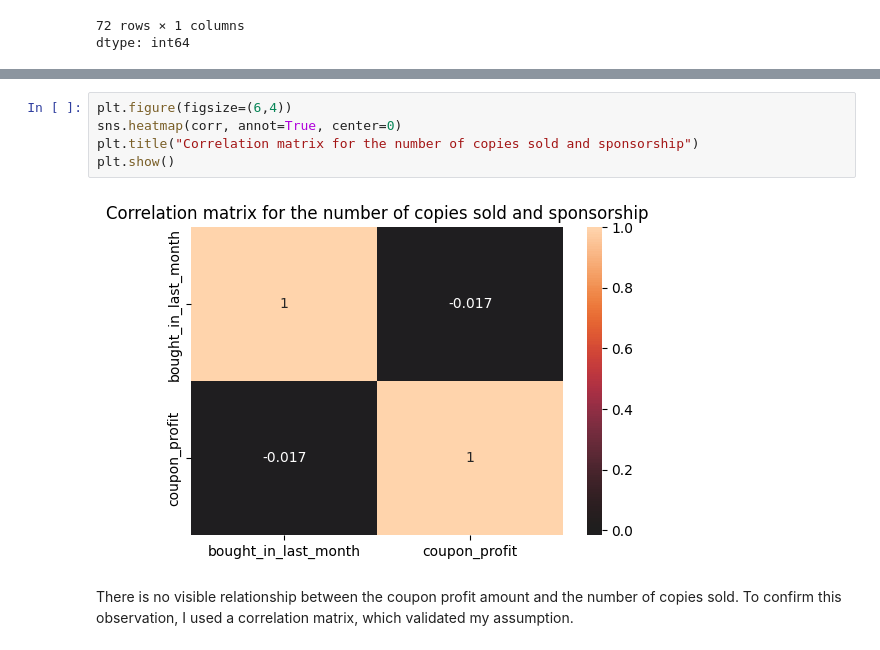
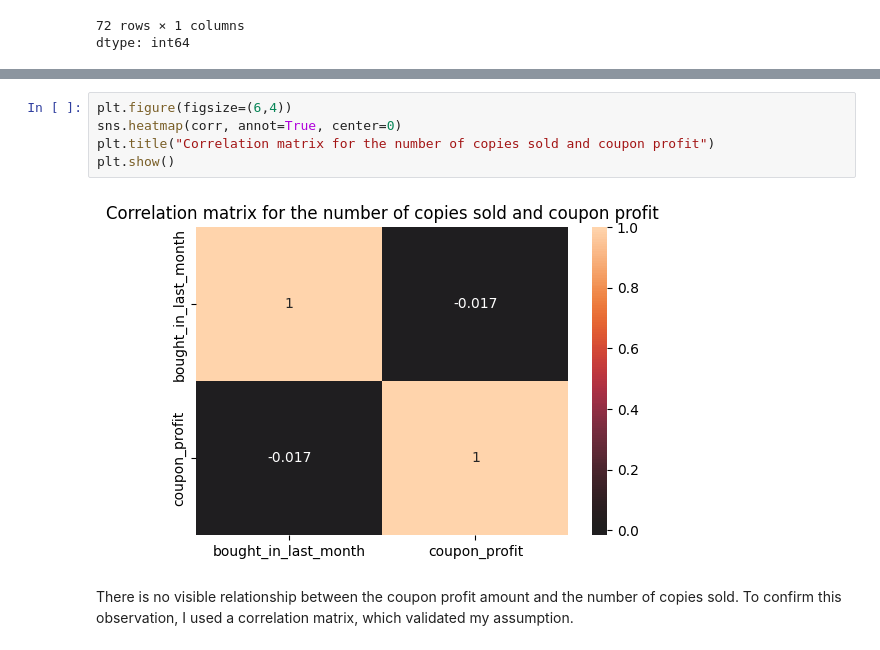
Before and after one commit to JanKotynia/SalesDataAnalysis, a Jupyter notebook: Sales.ipynb, the cells around one changed output, grey strips where cells are left out. Drawn from its saved outputs; the diff is of its cells as text.

Commit message:
plot fix2

```diff
--- a/Sales.ipynb
+++ b/Sales.ipynb
@@ -632,9 +632,9 @@ fig.show()
 # %%
 plt.figure(figsize=(6,4))
 sns.heatmap(corr, annot=True, center=0)
-plt.title("Correlation matrix for the number of copies sold and sponsorship")
+plt.title("Correlation matrix for the number of copies sold and coupon profit")
 plt.show()
 # %% [output]
-[figure, old version]
+[figure, new version]
 # %% [markdown]
 There is no visible relationship between the coupon profit amount and the number of copies sold. To confirm this observation, I used a correlation matrix, which validated my assumption.
```
Also changed, not shown: parts of 2 cells of this notebook.
